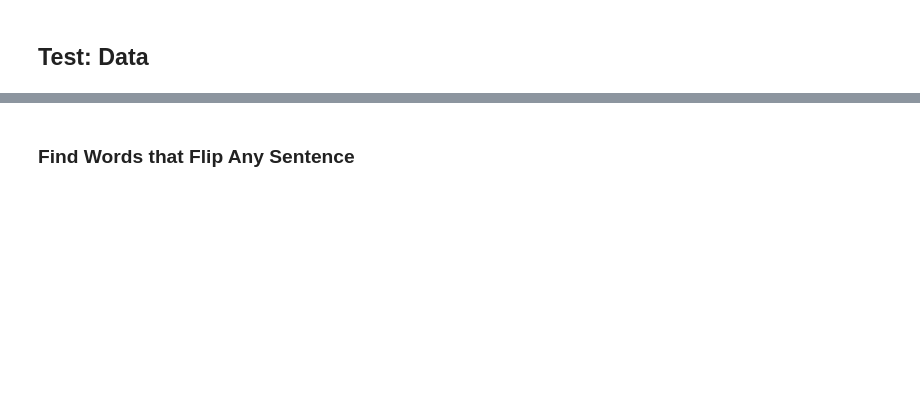
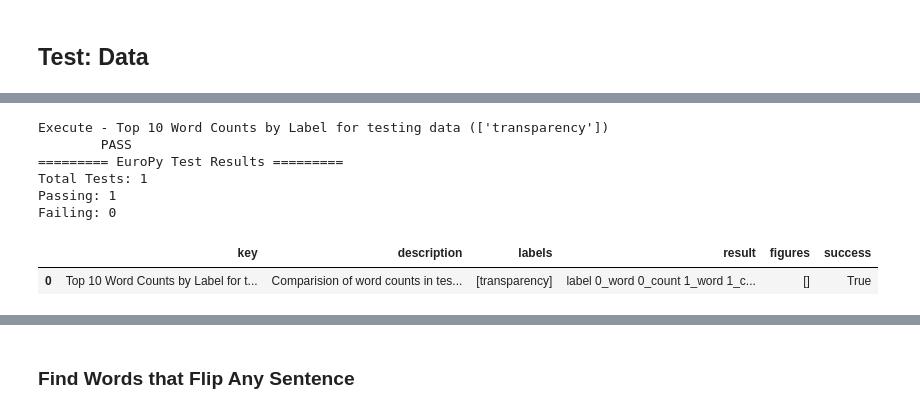
Before and after one commit to EuroPy/EuroPy-Examples, a Jupyter notebook: toxic_comment_classification/model_test.ipynb, the cells around one changed output, grey strips where cells are left out. Cells and saved outputs as stored; diff of their text form; code cells hidden in the pictures; blank space fills up the shorter version.

```diff
--- a/toxic_comment_classification/model_test.ipynb
+++ b/toxic_comment_classification/model_test.ipynb
@@ -271,0 +297,11 @@ def classification_word_clouds(train_df, test_df, label_cols=[], threshold=0.8,
+# %%
+execute_tests(df=test_df, labels=params['label_cols'])
+# %% [output]
+Execute - Top 10 Word Counts by Label for testing data (['transparency'])
+        PASS
+========= EuroPy Test Results =========
+Total Tests: 1
+Passing: 1
+Failing: 0
+|  | key | description | labels | result | figures | success |
+| 0 | Top 10 Word Counts by Label for t... | Comparision of word counts in tes... | [transparency] | label 0_word 0_count 1_word 1_c... | [] | True |
```
Also changed, not shown: parts of 72 cells of this notebook, 5 other files.
